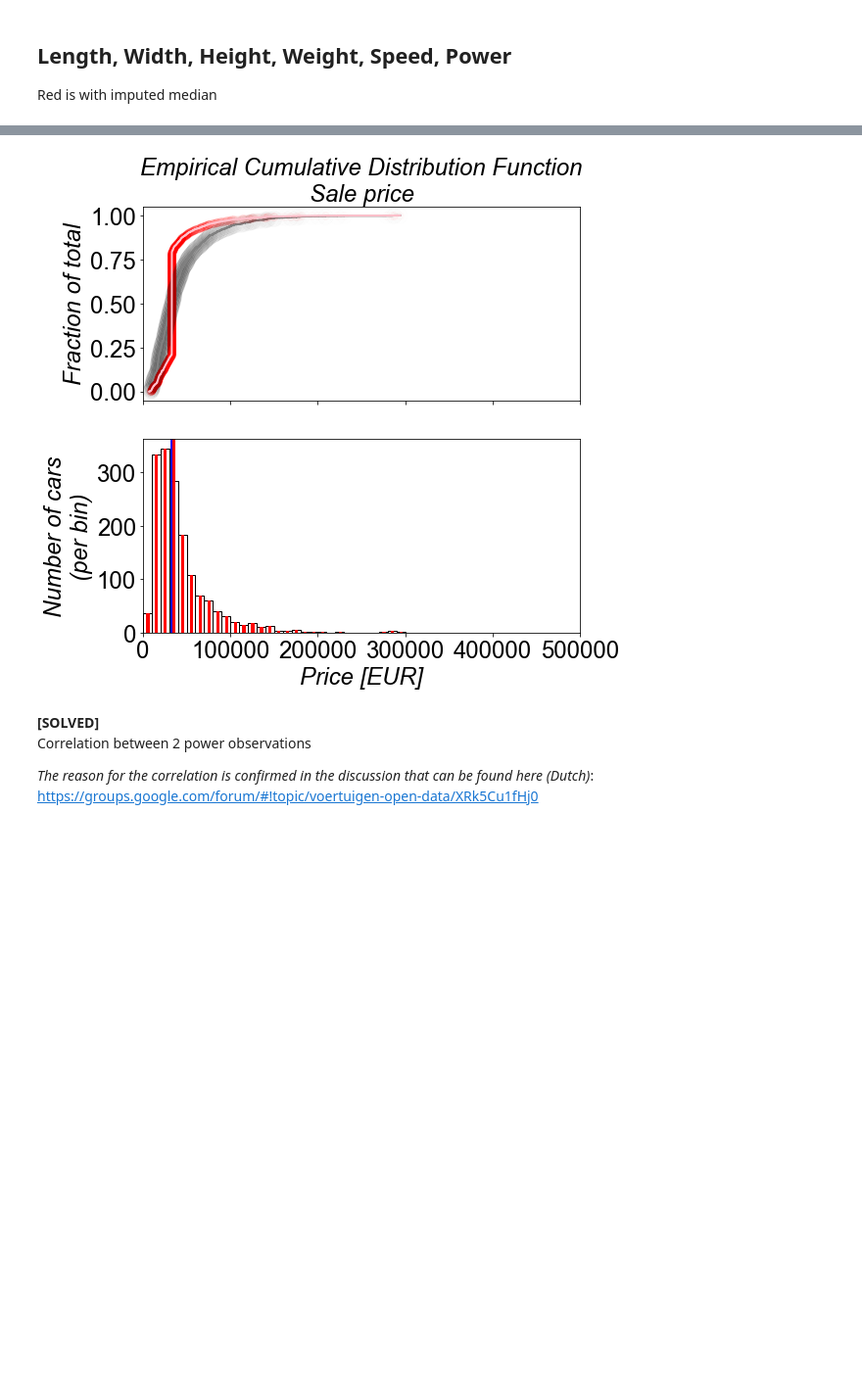
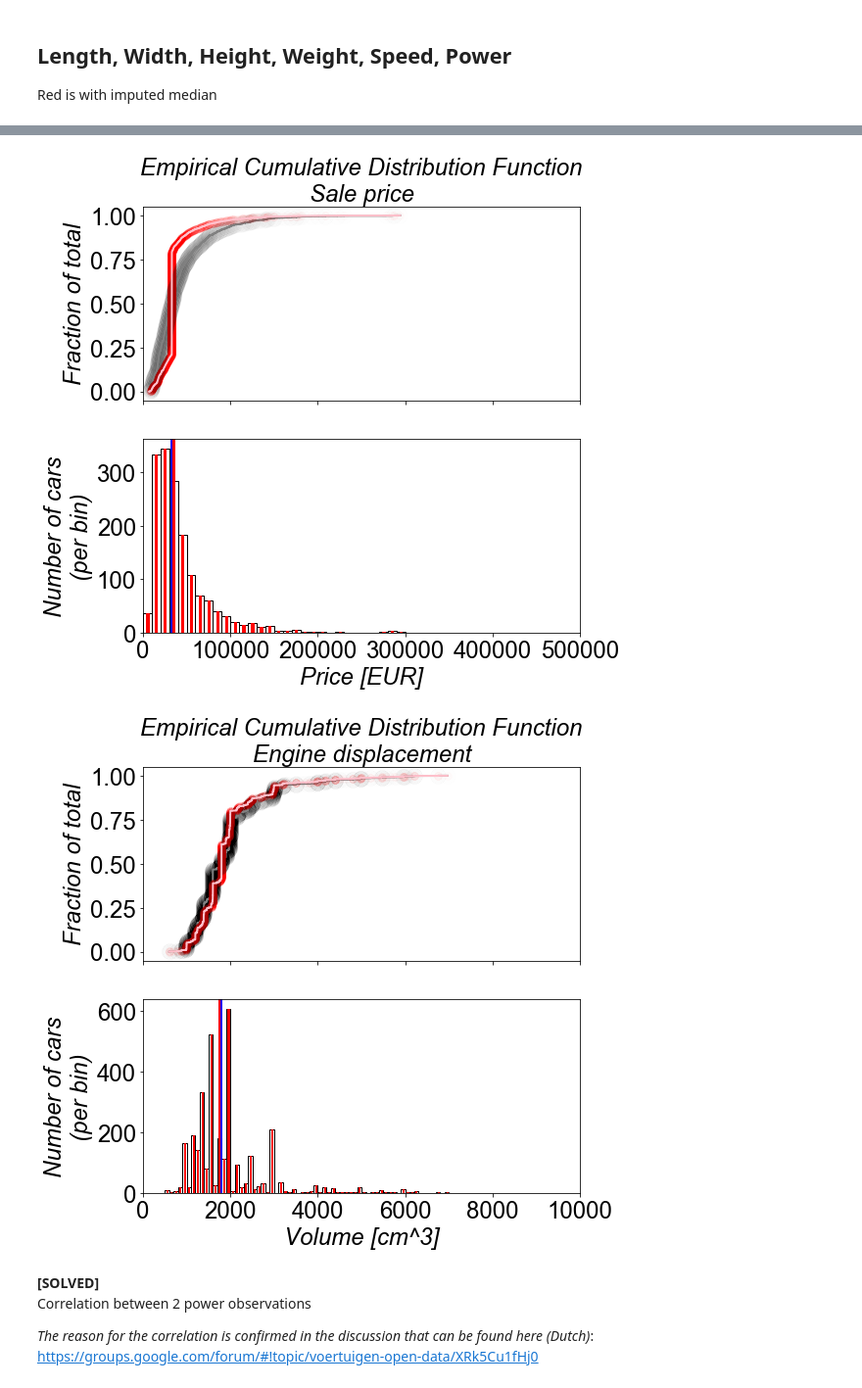
Before and after one commit to r5atom/Saturday-Datascience, a Jupyter notebook: code/eda-after-merge.ipynb, the cells around one changed output, grey strips where cells are left out. Shown at 98% size. Cells and saved outputs as stored; diff of their text form; code cells hidden in the pictures; blank space fills up the shorter version.

Commit message:
add displacement ecdf

```diff
--- a/code/eda-after-merge.ipynb
+++ b/code/eda-after-merge.ipynb
@@ -246,7 +246,8 @@ for data, title_label, xaxis_label, bins in zip(
         yX.weight,
         yX.top_speed,
         yX.power,
-        yX.sale_price
+        yX.sale_price,
+        yX.displacement,
     ],
     [
         'Length',
@@ -256,6 +257,7 @@ for data, title_label, xaxis_label, bins in zip(
         'Top speed',
         'Power',
         'Sale price',
+        'Engine displacement'
     ],
     [
         'Length [mm]',
@@ -265,6 +267,7 @@ for data, title_label, xaxis_label, bins in zip(
         'Speed [km/h]',
         'Power [kW]',
         'Price [EUR]',
+        'Volume [cm^3]'
     ],
     [
         (2000, 9000, 36),
@@ -274,6 +277,7 @@ for data, title_label, xaxis_label, bins in zip(
         (100, 350, 51),
         (0, 500, 51),
         (0, 500000, 51),
+        (0, 10000, 101)
     ],
 ):
     left_bin_edge, right_bin_edge, bin_steps = bins
@@ -338,10 +342,11 @@ Height
 [figure]
 [figure]
 [figure]
 [figure]
 [figure]
 [figure]
 [figure]
+[figure, added]
 # %% [markdown]
 **[SOLVED]**
 Correlation between 2 power observations
```
Also changed, not shown: parts of 1 cell of this notebook.
